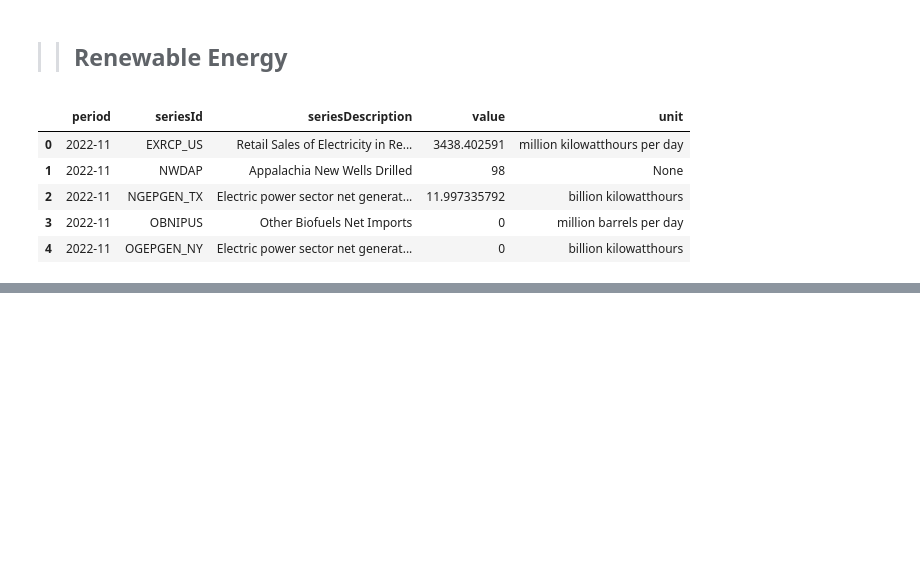
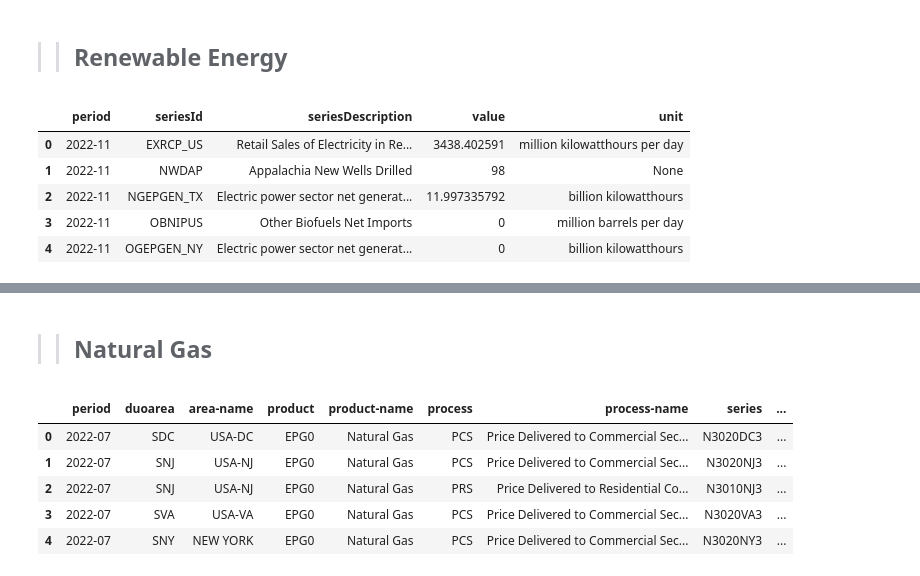
Before and after one commit to hanaDemma/Change_point_analysis_and_statistical_modelling-, a Jupyter notebook: notebooks/change_point_analysis.ipynb, the cells around one changed output, grey strips where cells are left out. Saved outputs shown, nothing was run; the diff lists cells and outputs as text; code cells hidden in the pictures; blank space fills up the shorter version.

Commit message:
natural gas

```diff
--- a/notebooks/change_point_analysis.ipynb
+++ b/notebooks/change_point_analysis.ipynb
@@ -740,0 +804,2 @@ renewable_energy.head()
+# %% [markdown]
+>> ## Natural Gas
@@ -740,0 +852,9 @@ renewable_energy.head()
+# %%
+natural_gas.head()
+# %% [output]
+|  | period | duoarea | area-name | product | product-name | process | process-name | series | ... |
+| 0 | 2022-07 | SDC | USA-DC | EPG0 | Natural Gas | PCS | Price Delivered to Commercial Sec... | N3020DC3 | ... |
+| 1 | 2022-07 | SNJ | USA-NJ | EPG0 | Natural Gas | PCS | Price Delivered to Commercial Sec... | N3020NJ3 | ... |
+| 2 | 2022-07 | SNJ | USA-NJ | EPG0 | Natural Gas | PRS | Price Delivered to Residential Co... | N3010NJ3 | ... |
+| 3 | 2022-07 | SVA | USA-VA | EPG0 | Natural Gas | PCS | Price Delivered to Commercial Sec... | N3020VA3 | ... |
+| 4 | 2022-07 | SNY | NEW YORK | EPG0 | Natural Gas | PCS | Price Delivered to Commercial Sec... | N3020NY3 | ... |
```
Also changed, not shown: parts of 4 cells of this notebook.
